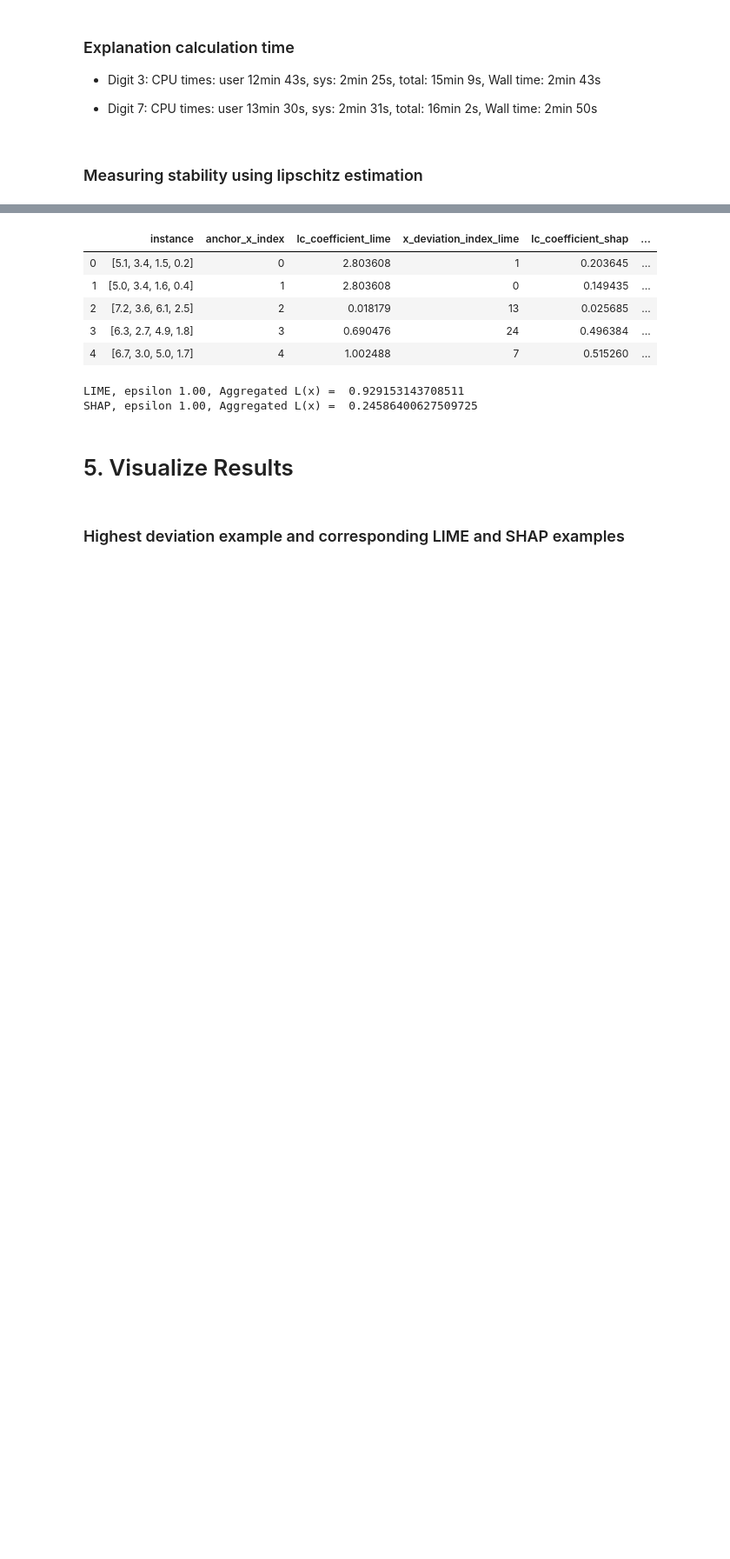
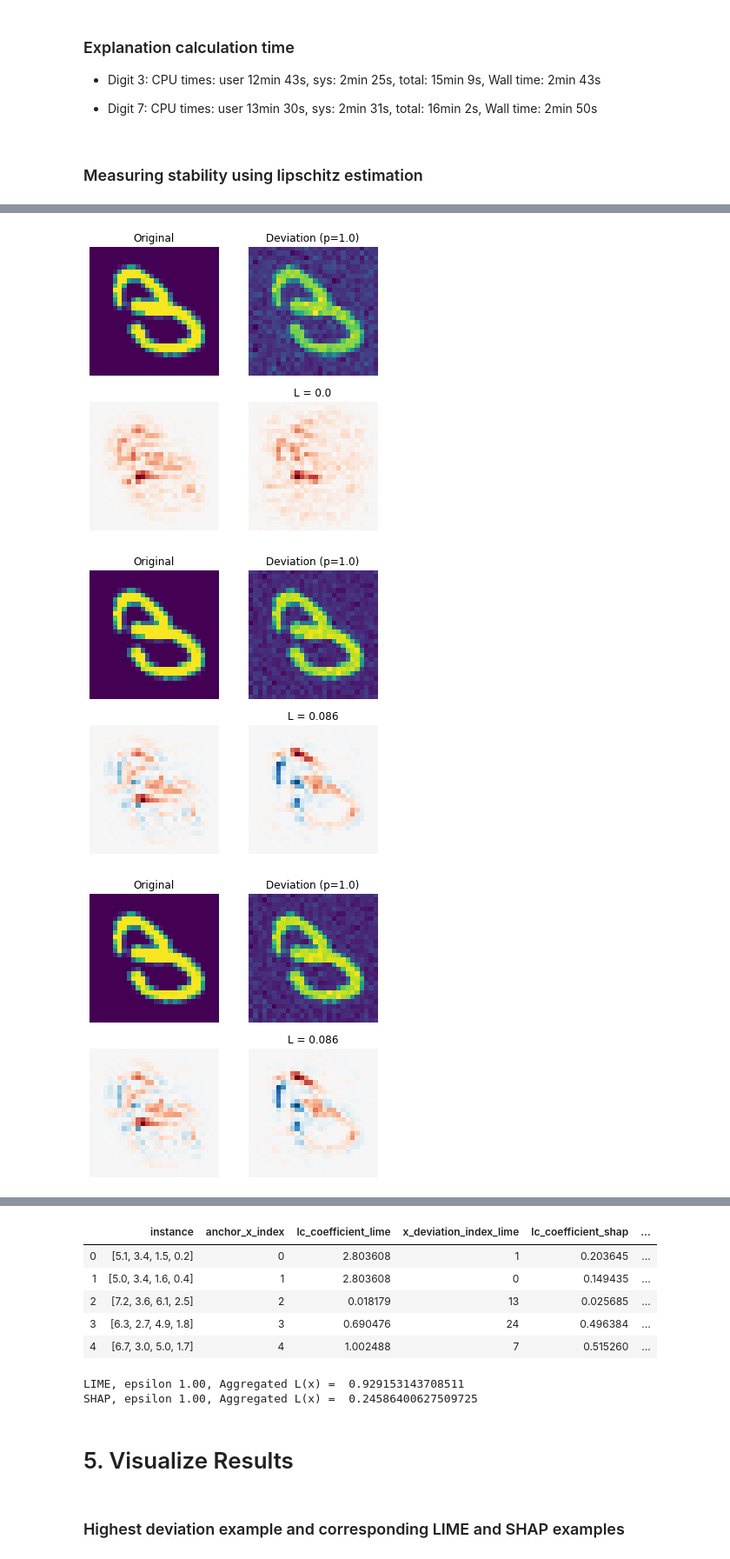
Before and after one commit to aamurtaza/explainML, a Jupyter notebook: lipschitz_estimates/deep_models/deep_models_mnist_lipschitz_estimates.ipynb, the cells around one changed output, grey strips where cells are left out. Shown at 87% size. Cells and saved outputs as stored; diff of their text form; code cells hidden in the pictures; blank space fills up the shorter version.

```diff
--- a/lipschitz_estimates/deep_models/deep_models_mnist_lipschitz_estimates.ipynb
+++ b/lipschitz_estimates/deep_models/deep_models_mnist_lipschitz_estimates.ipynb
@@ -831,0 +471,25 @@ Deviation Point SHAP explanation
+# %%
+%%time
+""" This block is used for noisy images
+"""
+with DeepExplain(session=K.get_session()) as de:  # <-- init DeepExplain context
+    # Need to reconstruct the graph in DeepExplain context, using the same weights.
+    # With Keras this is very easy:
+    # 1. Get the input tensor to the original model
+    input_tensor = model.layers[0].input
+
+    # 2. We now target the output of the last dense layer (pre-softmax)
+    # To do so, create a new model sharing the same layers untill the last dense (index -2)
+    fModel = Model(inputs=input_tensor, outputs = model.layers[-2].output)
+    target_tensor = fModel(input_tensor)
+
+    xs = x_noise_neighborhood
+    ys = y_noise_neighborhood
+
+    attributions_sal_noise = de.explain('saliency', target_tensor, input_tensor, xs, ys=ys)
+    attributions_gradin_noise = de.explain('grad*input', target_tensor, input_tensor, xs, ys=ys)
+    attributions_elrp_noise = de.explain('elrp', target_tensor, input_tensor, xs, ys=ys)
+    attributions_occ_noise = de.explain('occlusion', target_tensor, input_tensor, xs, ys=ys)
+    attributions_dl_noise = de.explain('deeplift', target_tensor, input_tensor, xs, ys=ys)
+    print('Noisy Digit', digit)
+    print ("Done")
@@ -831,0 +513,10 @@ Deviation Point SHAP explanation
+# %%
+exp_attributions_noise = [attributions_sal_noise,
+                          attributions_gradin_noise,
+                          attributions_elrp_noise,
+                          attributions_occ_noise,
+                          attributions_dl_noise]
+explanations_noise = dict(zip(exp_models, exp_attributions_noise))
+# %%
+cnn_lipschitz_3_noise = lipschitz_estimates_to_dataframe(explanations_noise, x_noise_neighborhood) # Digit 3
+# cnn_lipschitz_7_noise = lipschitz_estimates_to_dataframe(explanations_noise, x_noise_neighborhood) # Digit 7
@@ -831,0 +534,11 @@ Deviation Point SHAP explanation
+# %%
+data = cnn_lipschitz_3_noise
+d = 3
+for model_name in exp_models:
+    fig = plot_worst_deviation(data, model_name)
+    fig_name =  'noise_' +' digit_' + str(d) + '_deviation_' + model_name
+    fig.savefig(plots_path + fig_name)
+# %% [output]
+[figure, added]
+[figure, added]
+[figure, added]
```
Also changed, not shown: parts of 79 cells of this notebook.
